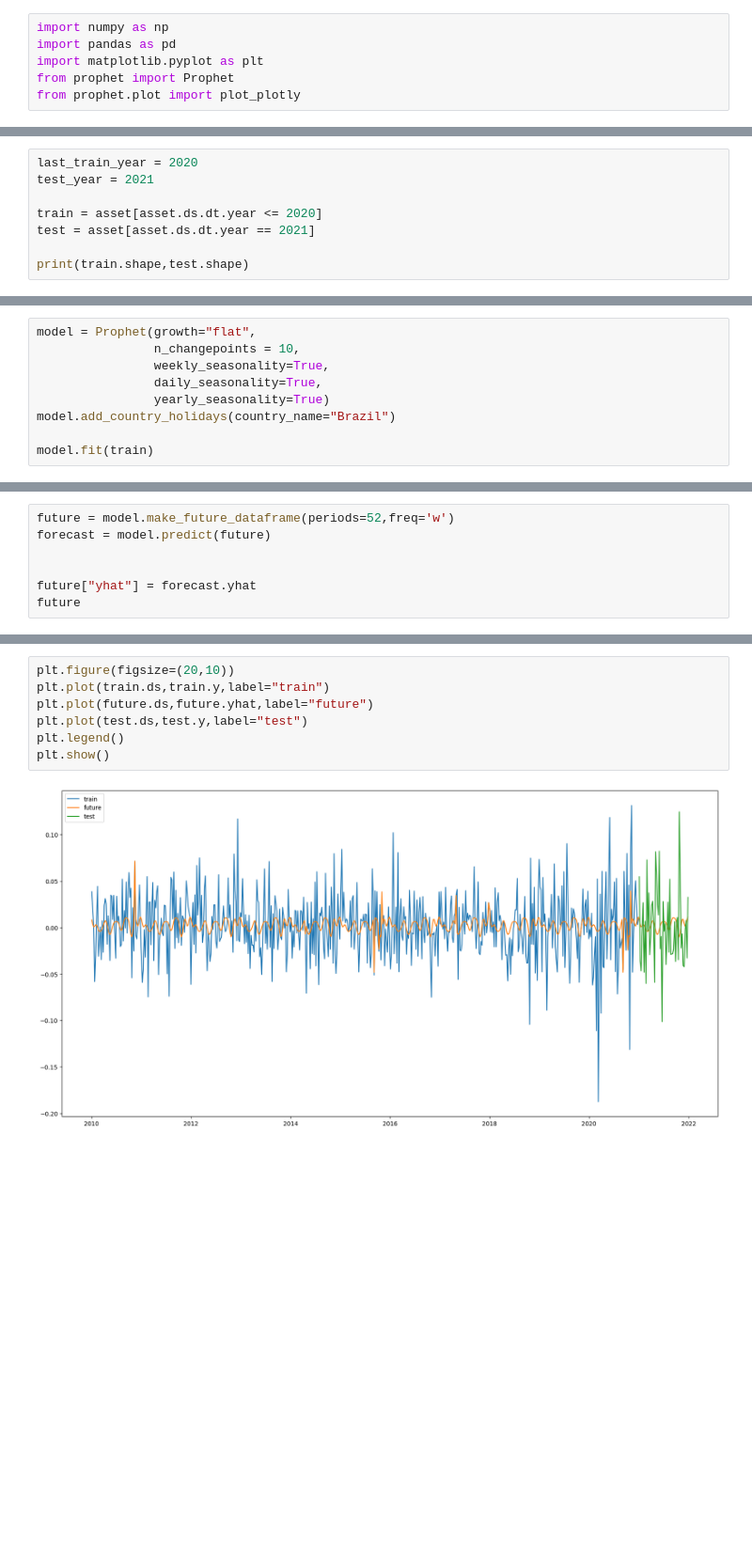
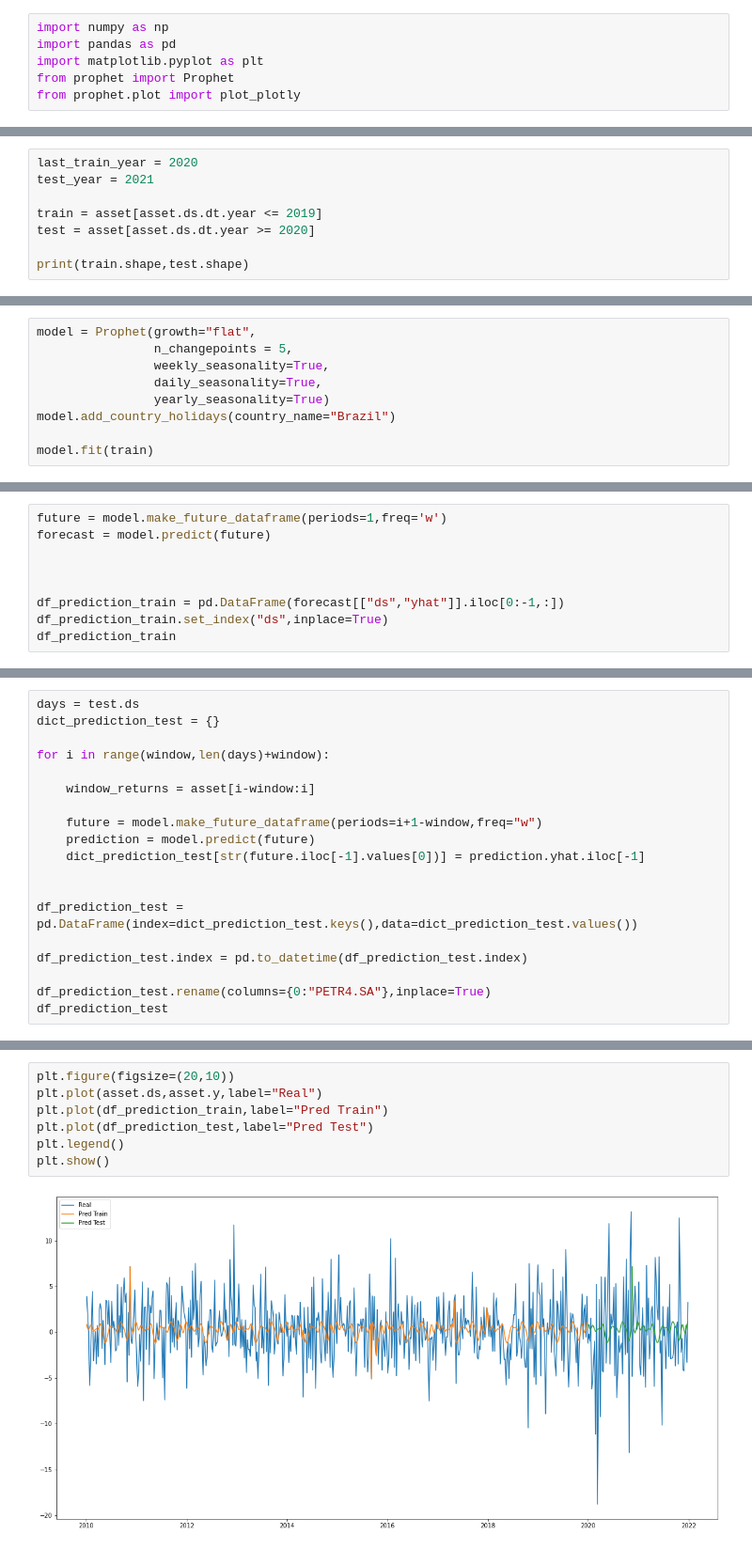
Before and after one commit to MathNog/Genetic-Algorithm-Project, a Jupyter notebook: code/predict_return_prophet.ipynb, the cells around one changed output, grey strips where cells are left out. Shown: that part at 94% size. Saved outputs shown, nothing was run; the diff lists cells and outputs as text; blank space fills up the shorter version.

```diff
--- a/code/predict_return_prophet.ipynb
+++ b/code/predict_return_prophet.ipynb
@@ -67,8 +68,8 @@ plt.show()
 last_train_year = 2020
 test_year = 2021
 
-train = asset[asset.ds.dt.year <= 2020]
-test = asset[asset.ds.dt.year == 2021]
+train = asset[asset.ds.dt.year <= 2019]
+test = asset[asset.ds.dt.year >= 2020]
 
 print(train.shape,test.shape)
 # %% [output]
@@ -76,6 +77,6 @@ print(train.shape,test.shape)
 # %%
 model = Prophet(growth="flat",
-                n_changepoints = 10,
+                n_changepoints = 5,
                 weekly_seasonality=True,
                 daily_seasonality=True,
                 yearly_seasonality=True)
@@ -89,8 +88,10 @@ model.fit(train)
 # %%
-future = model.make_future_dataframe(periods=52,freq='w')
+future = model.make_future_dataframe(periods=1,freq='w')
 forecast = model.predict(future)
 
 
-future["yhat"] = forecast.yhat
-future
+
+df_prediction_train = pd.DataFrame(forecast[["ds","yhat"]].iloc[0:-1,:])
+df_prediction_train.set_index("ds",inplace=True)
+df_prediction_train
 # %% [output]
@@ -109,0 +112,19 @@ future
+# %%
+days = test.ds
+dict_prediction_test = {}
+
+for i in range(window,len(days)+window):
+
+    window_returns = asset[i-window:i]
+
+    future = model.make_future_dataframe(periods=i+1-window,freq="w")
+    prediction = model.predict(future)
+    dict_prediction_test[str(future.iloc[-1].values[0])] = prediction.yhat.iloc[-1]
+
+
+df_prediction_test = pd.DataFrame(index=dict_prediction_test.keys(),data=dict_prediction_test.values())
+
+df_prediction_test.index = pd.to_datetime(df_prediction_test.index)
+
+df_prediction_test.rename(columns={0:"PETR4.SA"},inplace=True)
+df_prediction_test
@@ -110,9 +145,9 @@ future
 # %%
 plt.figure(figsize=(20,10))
-plt.plot(train.ds,train.y,label="train")
-plt.plot(future.ds,future.yhat,label="future")
-plt.plot(test.ds,test.y,label="test")
+plt.plot(asset.ds,asset.y,label="Real")
+plt.plot(df_prediction_train,label="Pred Train")
+plt.plot(df_prediction_test,label="Pred Test")
 plt.legend()
 plt.show()
 # %% [output]
-[figure, old version]
+[figure, new version]
```
Also changed, not shown: parts of 13 cells of this notebook, 49 other files.
